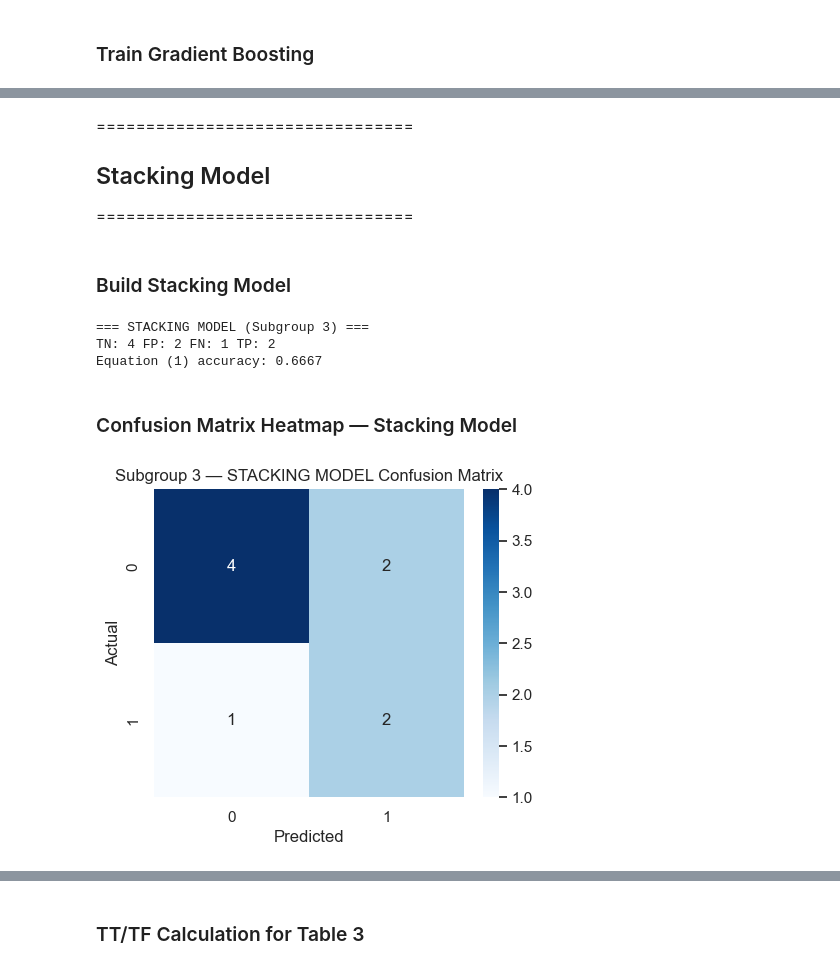
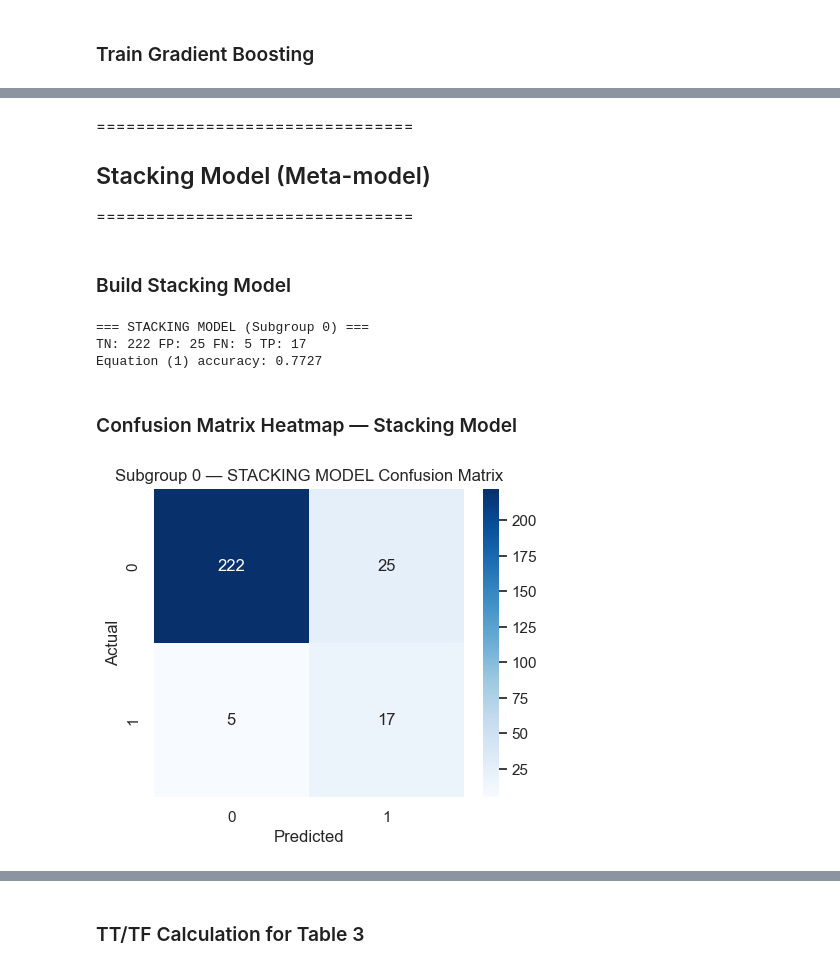
Before and after one commit to ParthGadekar0631/Corporate-Bankruptcy-Prediction-System, a Jupyter notebook: Parth_Subgroup0.ipynb, the cells around one changed output, grey strips where cells are left out. Drawn from its saved outputs; the diff is of its cells as text; code cells hidden in the pictures.

```diff
--- a/Parth_Subgroup0.ipynb
+++ b/Parth_Subgroup0.ipynb
@@ -31,7 +31,6 @@ np.random.seed(RANDOM_STATE)
 # %% [markdown]
 ### Load Cluster Data
 # %%
-df = pd.read_csv("data/train_cluster3.csv")
-print(df.shape)
-df.head()
+df = pd.read_csv("data/train_cluster0.csv")
+print("Full subgroup shape:", df.shape)
 # %% [output]
@@ -89,11 +83,11 @@ Name: count, dtype: int64
 # %% [markdown]
 ### Train/Test Split
 # %%
-RANDOM_STATE = 42
-np.random.seed(RANDOM_STATE)
+#RANDOM_STATE = 42
+#np.random.seed(RANDOM_STATE)
 
 X_train, X_test, y_train, y_test = train_test_split(
     X, y, test_size=0.2, stratify=y, random_state=RANDOM_STATE
 )
-X_train.shape, X_test.shape
+print("\nTrain shape:", X_train.shape, " Test shape:", X_test.shape)
 # %% [output]
@@ -241,6 +221,6 @@ plot_roc(
 # %% [markdown]
 ================================
-## Stacking Model
+## Stacking Model (Meta-model)
 ================================
 # %% [markdown]
 ### Build Stacking Model
@@ -268,31 +248,20 @@ stack_model = StackingClassifier(
 )
 
 stack_model.fit(X_train, y_train)
-stack_metrics = evaluate_model(stack_model, X_test, y_test, "STACKING MODEL (Subgroup 3)")
+stack_metrics = evaluate_model(stack_model, X_test, y_test, "STACKING MODEL (Subgroup 0)")
 # %% [output]
-=== STACKING MODEL (Subgroup 3) ===
-TN: 4 FP: 2 FN: 1 TP: 2
-Equation (1) accuracy: 0.6667
+=== STACKING MODEL (Subgroup 0) ===
+TN: 222 FP: 25 FN: 5 TP: 17
+Equation (1) accuracy: 0.7727
 # %% [markdown]
 ### Confusion Matrix Heatmap — Stacking Model
-# %%
-def plot_confusion(model, X_test, y_test, title):
-    y_pred = model.predict(X_test)
-    cm = confusion_matrix(y_test, y_pred)
-
-    plt.figure(figsize=(5, 4))
-    sns.heatmap(cm, annot=True, fmt="d", cmap="Blues")
-    plt.title(title)
-    plt.xlabel("Predicted")
-    plt.ylabel("Actual")
-    plt.show()
-
-plot_confusion(
-    stack_model,
-    X_test,
-    y_test,
-    "Subgroup 3 — STACKING MODEL Confusion Matrix"
-)
-# %% [output]
-[figure, removed]
+# %%
+plot_confusion(
+    stack_model,
+    X_test,
+    y_test,
+    "Subgroup 0 — STACKING MODEL Confusion Matrix"
+)
+# %% [output]
+[figure, added]
 # %%
```
Also changed, not shown: parts of 32 cells of this notebook, 1 other file.
